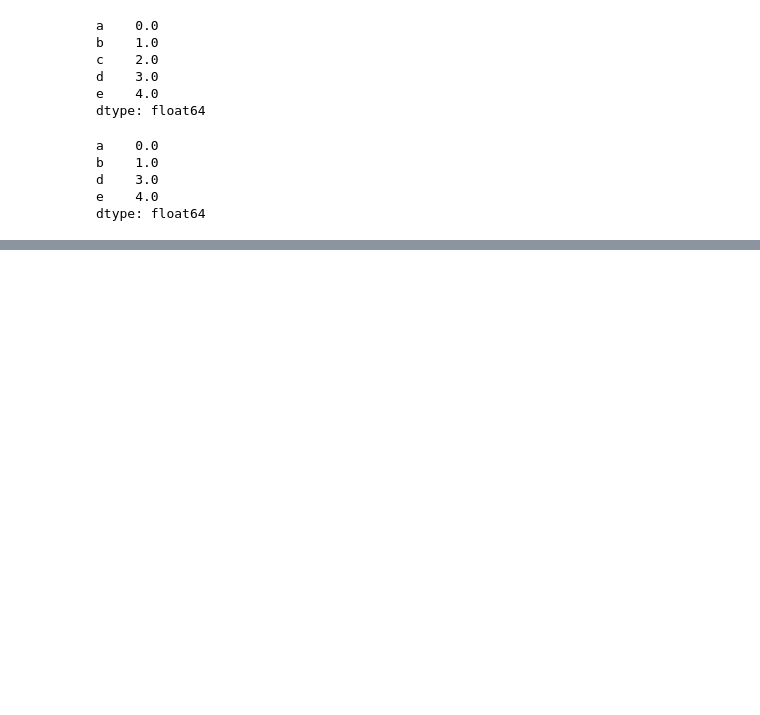
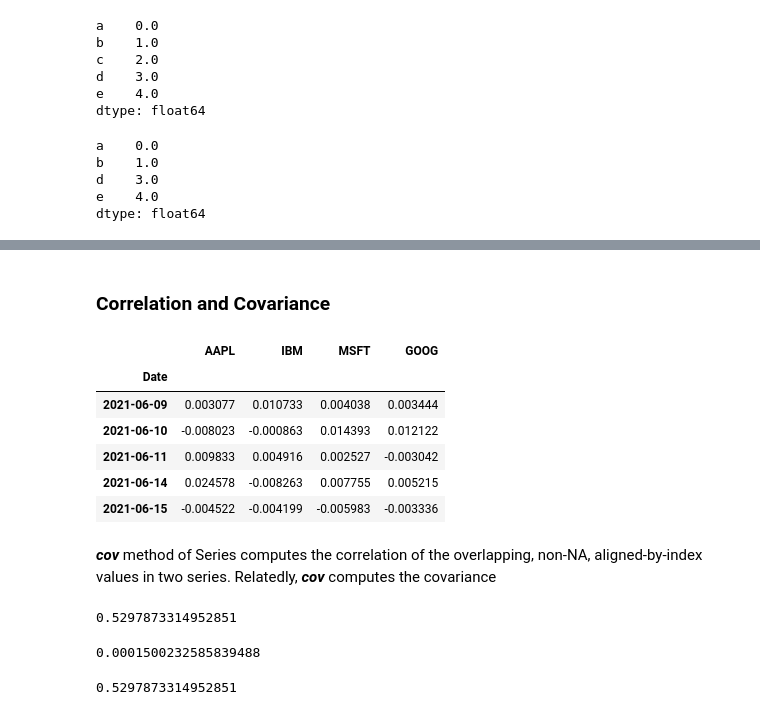
Before and after one commit to abinstha/Python-For-Data-Analysis, a Jupyter notebook: intro_to_pandas.ipynb, the cells around one changed output, grey strips where cells are left out. Drawn from its saved outputs; the diff is of its cells as text; code cells hidden in the pictures; blank space fills up the shorter version.

Commit message:
into-pandas finished and book added

```diff
--- a/intro_to_pandas.ipynb
+++ b/intro_to_pandas.ipynb
@@ -605,0 +695,5 @@ dtype: float64
+# %%
+data = pd.DataFrame(np.arange(16).reshape(4,4),
+                   index=['Ohio','Colorado','Utah','New York'],
+                   columns=['one','two','three','four'])
+data
@@ -605,0 +745,3 @@ dtype: float64
+# %%
+data[data<5]=0
+data
@@ -605,0 +1451,35 @@ dtype: float64
+# %% [markdown]
+### Correlation and Covariance
+# %%
+import pandas_datareader.data as web
+all_data = {ticker: web.get_data_yahoo(ticker)
+           for ticker in ['AAPL','IBM','MSFT','GOOG']}
+price = pd.DataFrame({ticker:data['Adj Close']
+                     for ticker, data in all_data.items()})
+volume = pd.DataFrame({ticker:data['Volume']
+                      for ticker, data in all_data.items()})
+# %%
+returns = price.pct_change()
+returns.tail()
+# %% [output]
+|  | AAPL | IBM | MSFT | GOOG |
+| Date |  |  |  |  |
+| 2021-06-09 | 0.003077 | 0.010733 | 0.004038 | 0.003444 |
+| 2021-06-10 | -0.008023 | -0.000863 | 0.014393 | 0.012122 |
+| 2021-06-11 | 0.009833 | 0.004916 | 0.002527 | -0.003042 |
+| 2021-06-14 | 0.024578 | -0.008263 | 0.007755 | 0.005215 |
+| 2021-06-15 | -0.004522 | -0.004199 | -0.005983 | -0.003336 |
+# %% [markdown]
+*__cov__* method of Series computes the correlation of the overlapping, non-NA, aligned-by-index values in two series. Relatedly, *__cov__* computes the covariance
+# %%
+returns['MSFT'].corr(returns['IBM'])
+# %% [output]
+0.5297873314952851
+# %%
+returns['MSFT'].cov(returns['IBM'])
+# %% [output]
+0.0001500232585839488
+# %%
+returns.MSFT.corr(returns.IBM)
+# %% [output]
+0.5297873314952851
```
Also changed, not shown: parts of 136 cells of this notebook, 1 other file.
